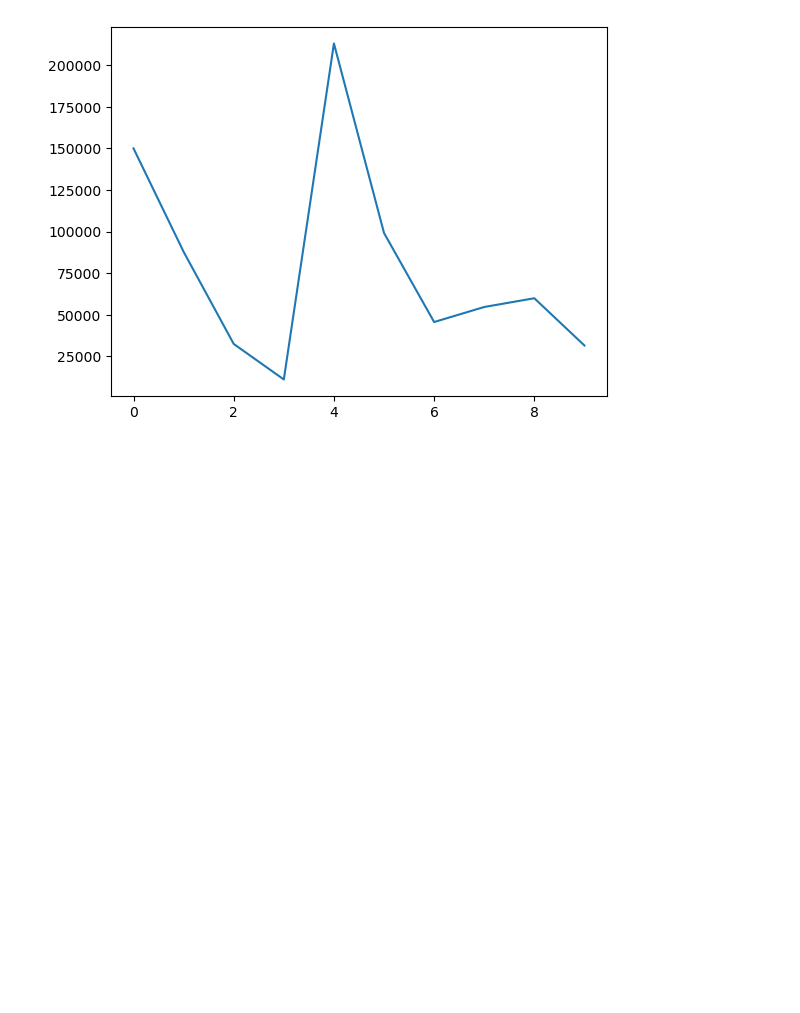
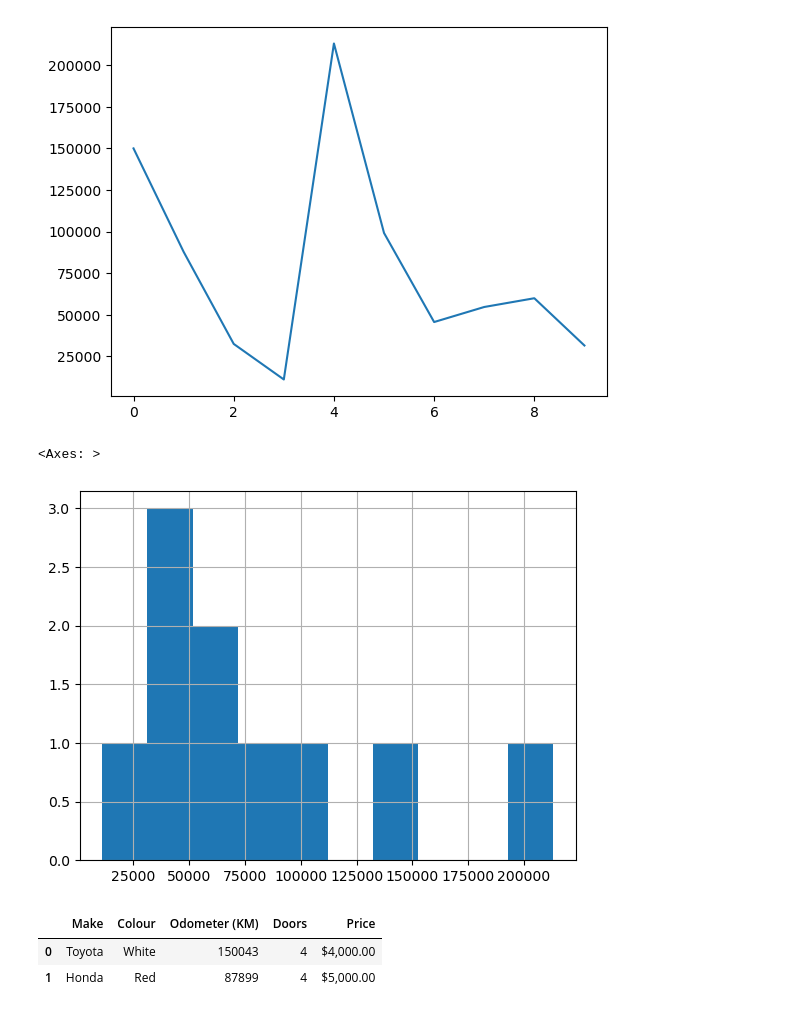
Before and after one commit to pain459/learn_ds, a Jupyter notebook: pandas_data_analysis/workbook_course.ipynb, the cells around one changed output. Cells and saved outputs as stored; diff of their text form; code cells hidden in the pictures; blank space fills up the shorter version.

```diff
--- a/pandas_data_analysis/workbook_course.ipynb
+++ b/pandas_data_analysis/workbook_course.ipynb
@@ -264,3 +270,8 @@ car_sales['Odometer (KM)'].plot()
 # %% [output]
 <Axes: >
 [figure]
+# %%
+car_sales["Odometer (KM)"].hist()  # histogram
+# %% [output]
+<Axes: >
+[figure, added]
@@ -266,0 +280,6 @@ car_sales['Odometer (KM)'].plot()
+# %%
+car_sales.head(2)
+# %% [output]
+|  | Make | Colour | Odometer (KM) | Doors | Price |
+| 0 | Toyota | White | 150043 | 4 | $4,000.00 |
+| 1 | Honda | Red | 87899 | 4 | $5,000.00 |
```
Also changed, not shown: parts of 4 cells of this notebook, 1 other file.
